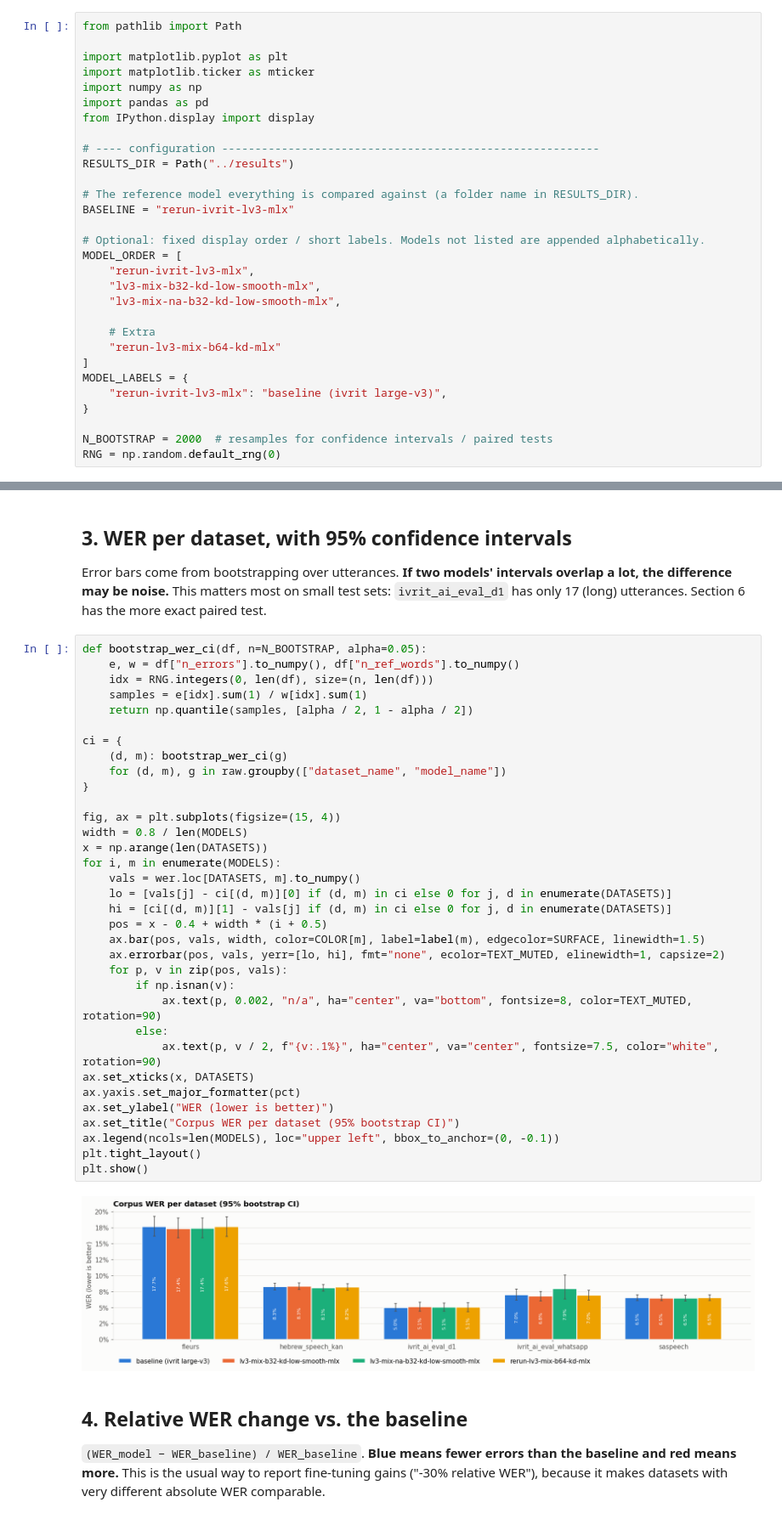
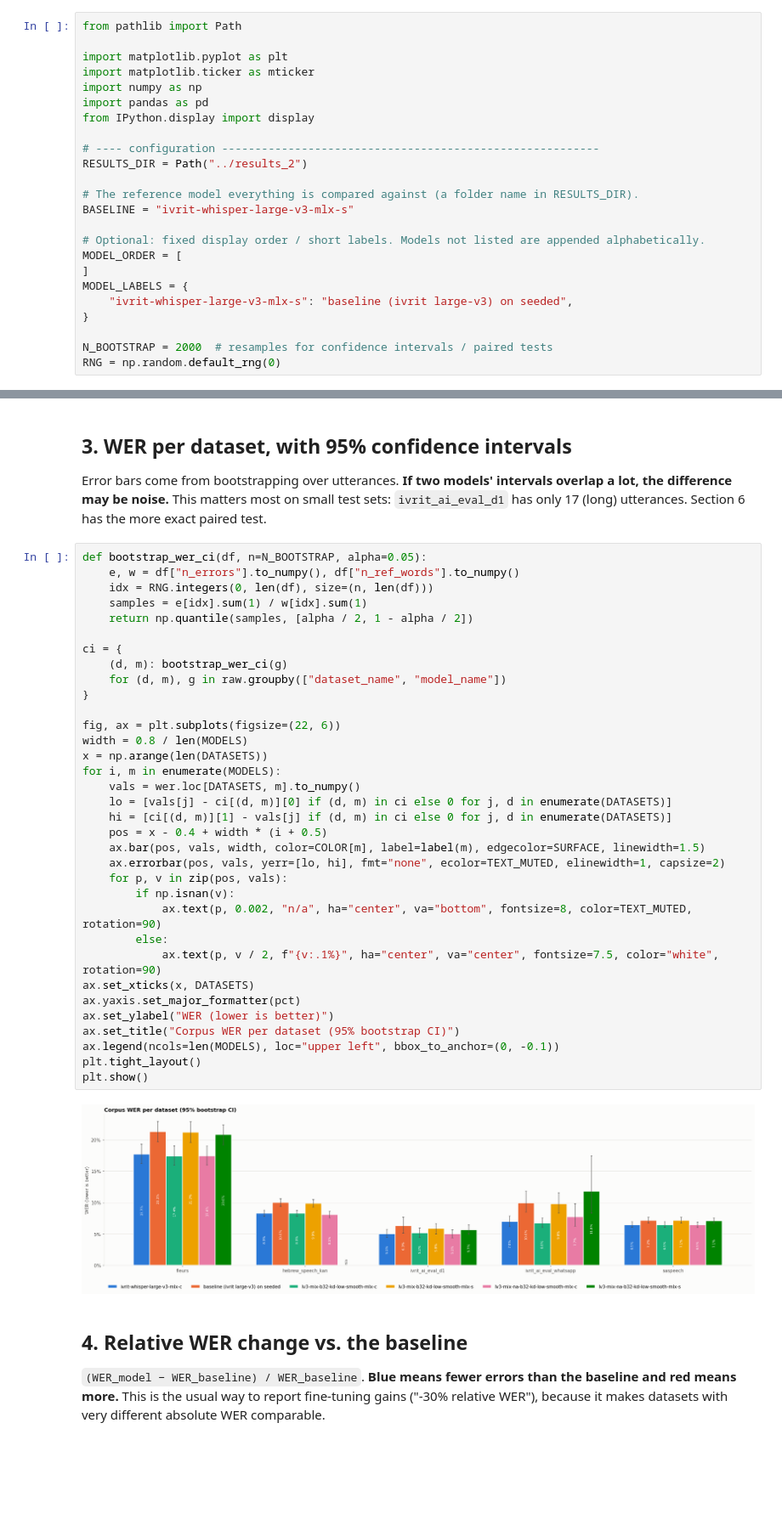
Before and after one commit to ofir-paz/asr-training, a Jupyter notebook: benchmark_analysis/model_comparison.ipynb, the cells around one changed output, grey strips where cells are left out. Shown at 85% size. Cells and saved outputs as stored; diff of their text form; blank space fills up the shorter version.

Commit message:
run on results_2 with augmentation

```diff
--- a/benchmark_analysis/model_comparison.ipynb
+++ b/benchmark_analysis/model_comparison.ipynb
@@ -30,22 +30,16 @@ import pandas as pd
 from IPython.display import display
 
 # ---- configuration ---------------------------------------------------------
-RESULTS_DIR = Path("../results")
+RESULTS_DIR = Path("../results_2")
 
 # The reference model everything is compared against (a folder name in RESULTS_DIR).
-BASELINE = "rerun-ivrit-lv3-mlx"
+BASELINE = "ivrit-whisper-large-v3-mlx-s"
 
 # Optional: fixed display order / short labels. Models not listed are appended alphabetically.
 MODEL_ORDER = [
-    "rerun-ivrit-lv3-mlx",
-    "lv3-mix-b32-kd-low-smooth-mlx",
-    "lv3-mix-na-b32-kd-low-smooth-mlx",
-
-    # Extra
-    "rerun-lv3-mix-b64-kd-mlx"
 ]
 MODEL_LABELS = {
-    "rerun-ivrit-lv3-mlx": "baseline (ivrit large-v3)",
+    "ivrit-whisper-large-v3-mlx-s": "baseline (ivrit large-v3) on seeded",
 }
 
 N_BOOTSTRAP = 2000  # resamples for confidence intervals / paired tests
@@ -178,35 +173,35 @@ def bootstrap_wer_ci(df, n=N_BOOTSTRAP, alpha=0.05):
     samples = e[idx].sum(1) / w[idx].sum(1)
     return np.quantile(samples, [alpha / 2, 1 - alpha / 2])
 
 ci = {
     (d, m): bootstrap_wer_ci(g)
     for (d, m), g in raw.groupby(["dataset_name", "model_name"])
 }
 
-fig, ax = plt.subplots(figsize=(15, 4))
+fig, ax = plt.subplots(figsize=(22, 6))
 width = 0.8 / len(MODELS)
 x = np.arange(len(DATASETS))
 for i, m in enumerate(MODELS):
     vals = wer.loc[DATASETS, m].to_numpy()
     lo = [vals[j] - ci[(d, m)][0] if (d, m) in ci else 0 for j, d in enumerate(DATASETS)]
     hi = [ci[(d, m)][1] - vals[j] if (d, m) in ci else 0 for j, d in enumerate(DATASETS)]
     pos = x - 0.4 + width * (i + 0.5)
     ax.bar(pos, vals, width, color=COLOR[m], label=label(m), edgecolor=SURFACE, linewidth=1.5)
     ax.errorbar(pos, vals, yerr=[lo, hi], fmt="none", ecolor=TEXT_MUTED, elinewidth=1, capsize=2)
     for p, v in zip(pos, vals):
         if np.isnan(v):
             ax.text(p, 0.002, "n/a", ha="center", va="bottom", fontsize=8, color=TEXT_MUTED, rotation=90)
         else:
             ax.text(p, v / 2, f"{v:.1%}", ha="center", va="center", fontsize=7.5, color="white", rotation=90)
 ax.set_xticks(x, DATASETS)
 ax.yaxis.set_major_formatter(pct)
 ax.set_ylabel("WER (lower is better)")
 ax.set_title("Corpus WER per dataset (95% bootstrap CI)")
 ax.legend(ncols=len(MODELS), loc="upper left", bbox_to_anchor=(0, -0.1))
 plt.tight_layout()
 plt.show()
 # %% [output]
-[figure, old version]
+[figure, new version]
 # %% [markdown]
 ## 4. Relative WER change vs. the baseline
 `(WER_model − WER_baseline) / WER_baseline`. **Blue means fewer errors than the baseline and red means more.**
```
Also changed, not shown: parts of 10 cells of this notebook.
